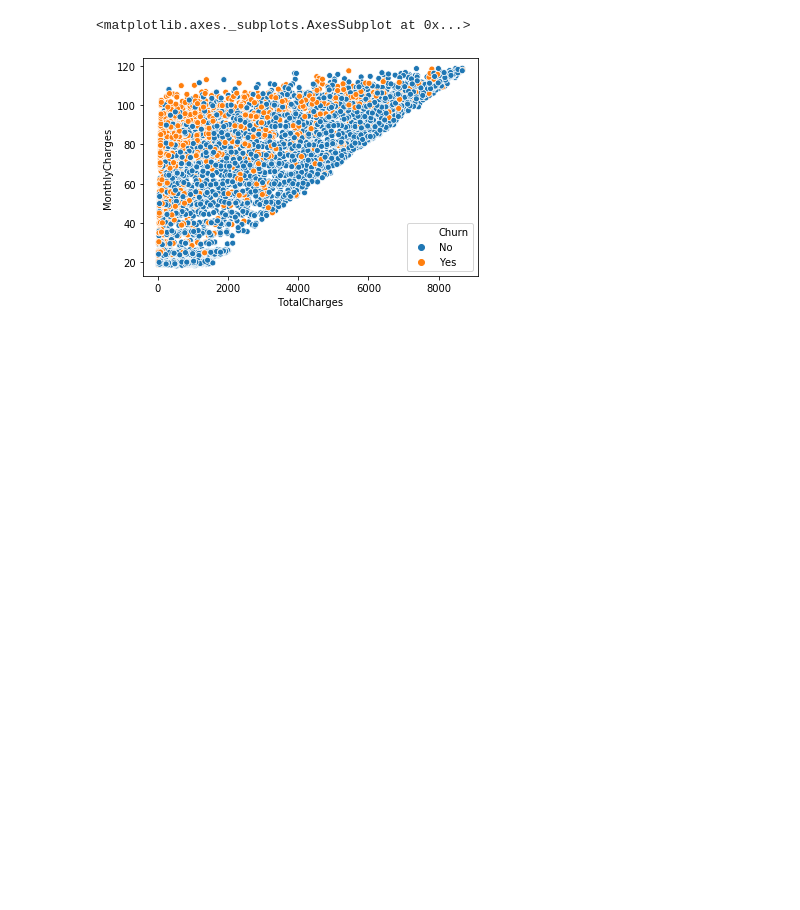
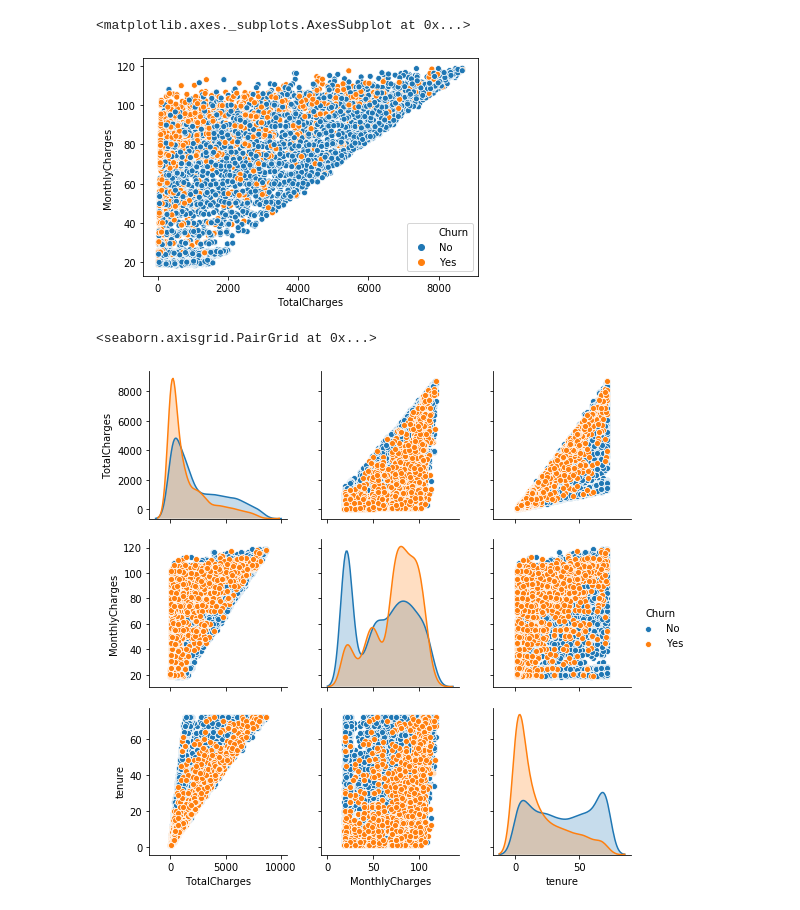
Before and after one commit to haythemmz/churn_prediction, a Jupyter notebook: EDA.ipynb, the cells around one changed output. Drawn from its saved outputs; the diff is of its cells as text; code cells hidden in the pictures; blank space fills up the shorter version.

```diff
--- a/EDA.ipynb
+++ b/EDA.ipynb
@@ -294,4 +294,7 @@ sns.scatterplot(x="TotalCharges", y="MonthlyCharges", hue="Churn",data=df)
 <matplotlib.axes._subplots.AxesSubplot at 0x...>
 [figure]
 # %%
-sns.pairplot(df[["TotalCharges","MonthlyCharges","tenure","Chu", hue='x')
+sns.pairplot(df[["TotalCharges","MonthlyCharges","tenure","Churn"]], hue='Churn')
+# %% [output]
+<seaborn.axisgrid.PairGrid at 0x...>
+[figure, added]
```
Also changed, not shown: parts of 3 cells of this notebook.
